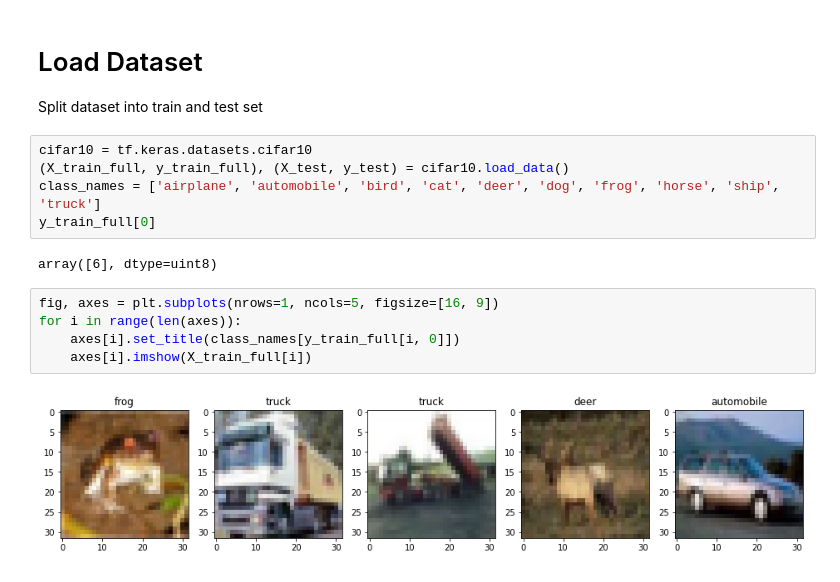
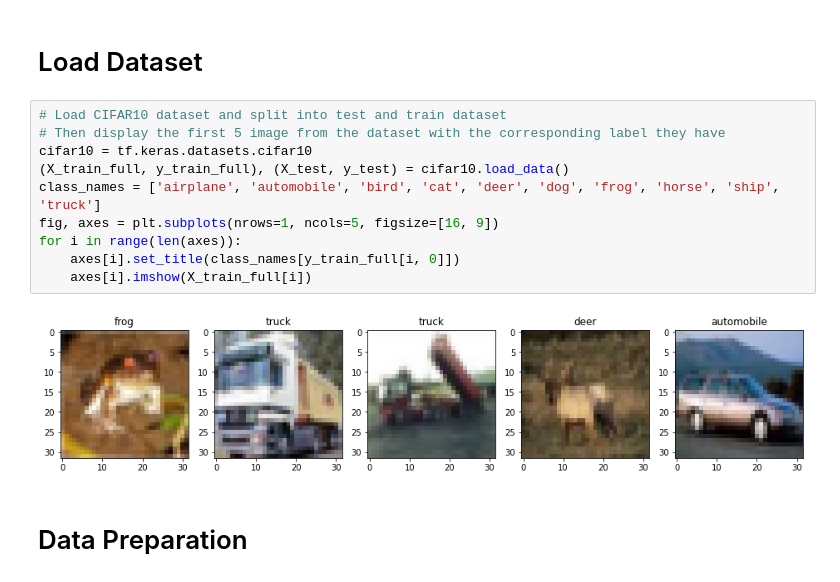
Before and after one commit to bencematyasi/MachineLearningFinal-DecisionTree, a Jupyter notebook: DecisionTree-CIFAR10.ipynb, the cells around one changed output. Cells and saved outputs as stored; diff of their text form.

```diff
--- a/DecisionTree-CIFAR10.ipynb
+++ b/DecisionTree-CIFAR10.ipynb
@@ -15,19 +24,18 @@ np.random.seed(42)
 tf.random.set_seed(42)
 # %% [markdown]
 # Load Dataset
-Split dataset into train and test set
 # %%
+# Load CIFAR10 dataset and split into test and train dataset
+# Then display the first 5 image from the dataset with the corresponding label they have
 cifar10 = tf.keras.datasets.cifar10
 (X_train_full, y_train_full), (X_test, y_test) = cifar10.load_data()
 class_names = ['airplane', 'automobile', 'bird', 'cat', 'deer', 'dog', 'frog', 'horse', 'ship', 'truck']
-y_train_full[0]
+fig, axes = plt.subplots(nrows=1, ncols=5, figsize=[16, 9])
+for i in range(len(axes)):
+    axes[i].set_title(class_names[y_train_full[i, 0]])
+    axes[i].imshow(X_train_full[i])
 # %% [output]
-array([6], dtype=uint8)
+[figure, added]
-# %%
-fig, axes = plt.subplots(nrows=1, ncols=5, figsize=[16, 9])
-for i in range(len(axes)):
-    axes[i].set_title(class_names[y_train_full[i, 0]])
-    axes[i].imshow(X_train_full[i])
-# %% [output]
-[figure, removed]
+# %% [markdown]
+# Data Preparation
 # %%
```
Also changed, not shown: parts of 23 cells of this notebook.
